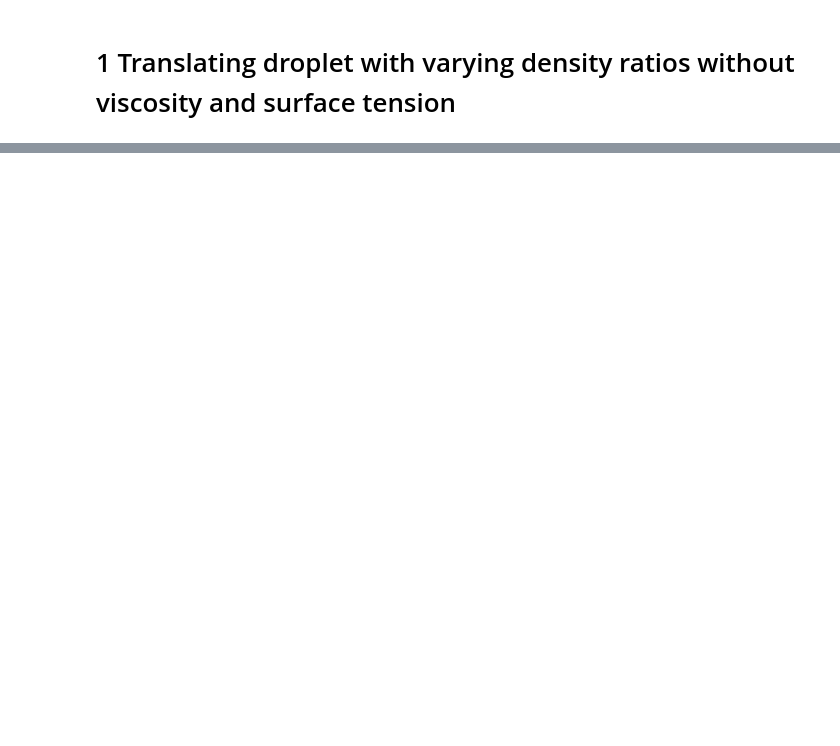
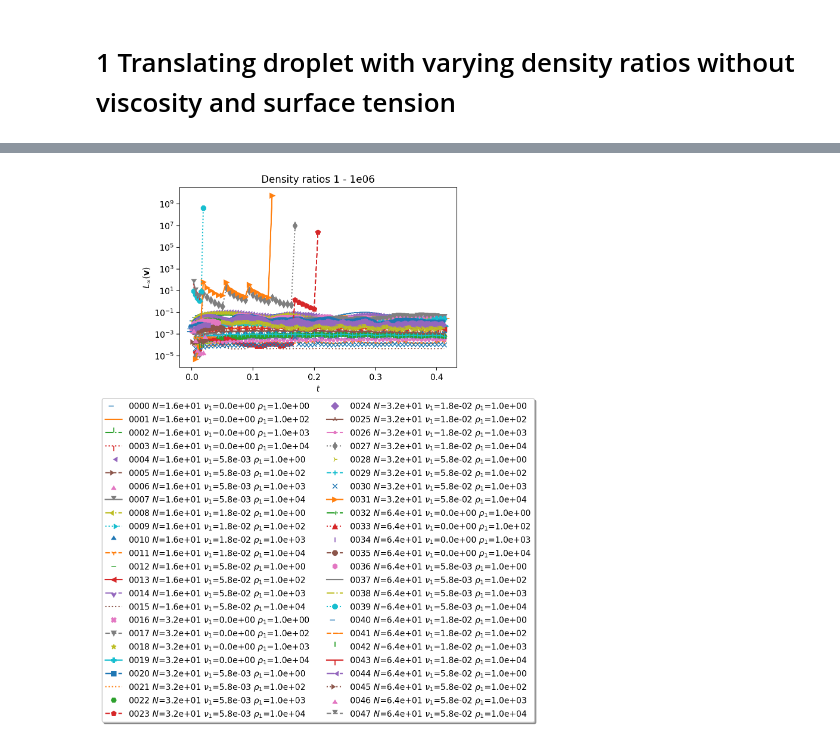
Before and after one commit to CRC-1194/lent, a Jupyter notebook: cases/flow-solution/translating-droplet/three-dimensional/translating-droplet-3D.ipynb, the cells around one changed output, grey strips where cells are left out. Cells and saved outputs as stored; diff of their text form; code cells hidden in the pictures; blank space fills up the shorter version.

```diff
--- a/cases/flow-solution/translating-droplet/three-dimensional/translating-droplet-3D.ipynb
+++ b/cases/flow-solution/translating-droplet/three-dimensional/translating-droplet-3D.ipynb
@@ -66,0 +68,12 @@ plot_study(xy_filter=lambda x,y : max(y) < 1e-02,
+# %%
+popinet2009Agglom  = datglom.data_agglomerator("popinet2009.parameter",
+                                                    "popinet2009.parameter_00000_template_copy_block",
+                                                     "stationaryDropletResults.csv")
+
+popinet2009Dframe = popinet2009Agglom.study_dataframe()
+
+plot_dframe(popinet2009Dframe, popinet2009Agglom,
+            title="Density ratios 1 - 1e06",
+            plotDict=plotDict)
+# %% [output]
+[figure, added]
```
Also changed, not shown: parts of 7 cells of this notebook, 1 other file.
